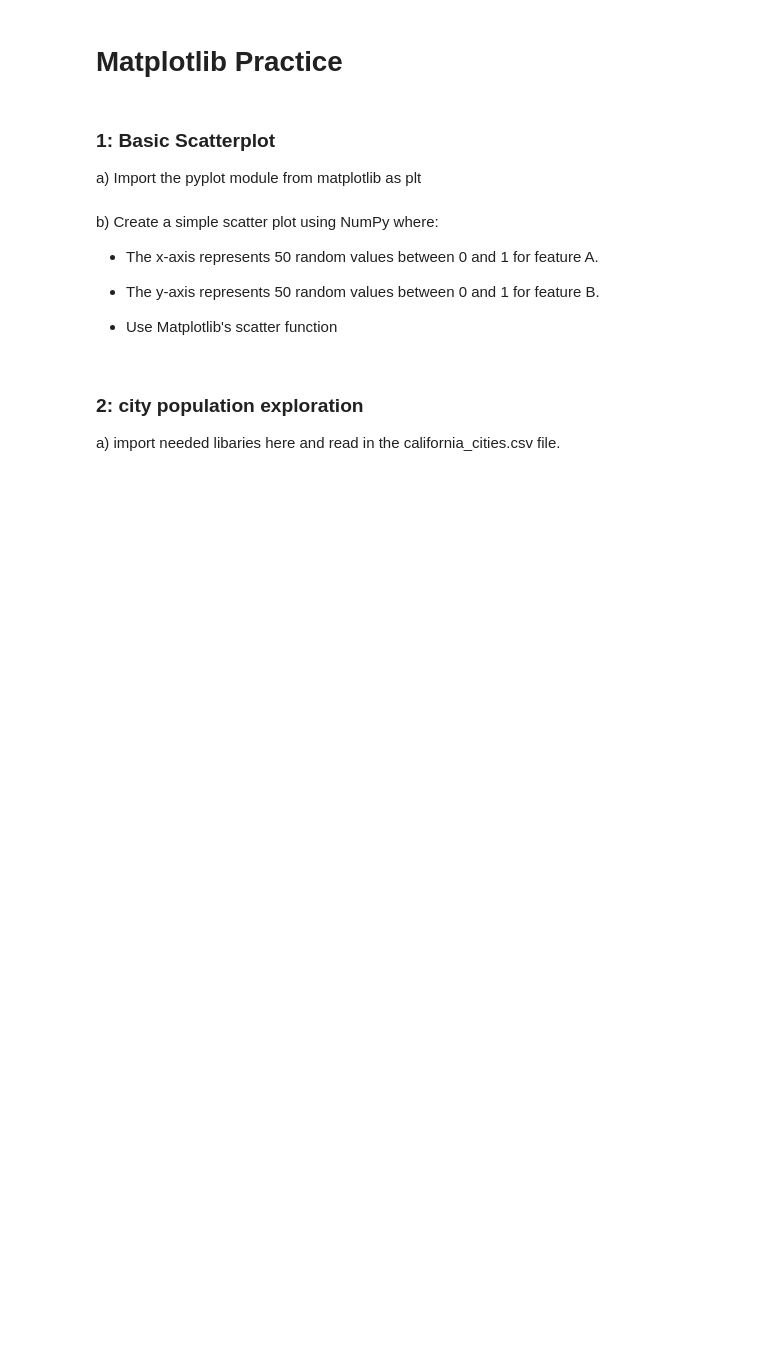
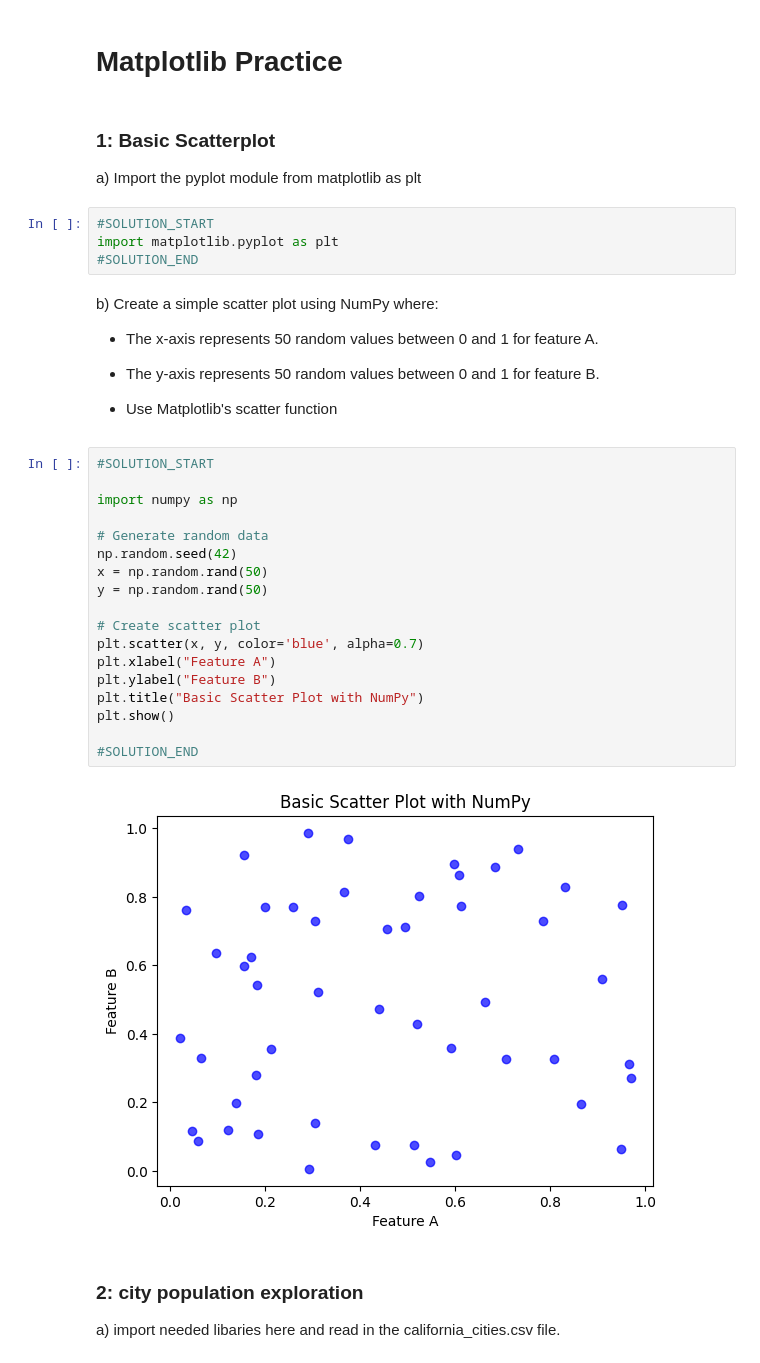
Before and after one commit to YuuneesIBH/KdG-DataScience2, a Jupyter notebook: Oefeningen/4- Matplotlib/04.02_EX.ipynb, the cells around one changed output. Saved outputs shown, nothing was run; the diff lists cells and outputs as text; blank space fills up the shorter version.

```diff
--- a/Oefeningen/4- Matplotlib/04.02_EX.ipynb
+++ b/Oefeningen/4- Matplotlib/04.02_EX.ipynb
@@ -4,6 +4,10 @@
 ### 1: Basic Scatterplot
 
 a) Import the pyplot module from matplotlib as plt
+# %%
+#SOLUTION_START
+import matplotlib.pyplot as plt
+#SOLUTION_END
 # %% [markdown]
 
 b) Create a simple scatter plot using NumPy where:
@@ -13,6 +17,26 @@ b) Create a simple scatter plot using NumPy where:
 - The y-axis represents 50 random values between 0 and 1 for feature B.
 
 - Use Matplotlib's scatter function
+# %%
+#SOLUTION_START
+
+import numpy as np
+
+# Generate random data
+np.random.seed(42)
+x = np.random.rand(50)
+y = np.random.rand(50)
+
+# Create scatter plot
+plt.scatter(x, y, color='blue', alpha=0.7)
+plt.xlabel("Feature A")
+plt.ylabel("Feature B")
+plt.title("Basic Scatter Plot with NumPy")
+plt.show()
+
+#SOLUTION_END
+# %% [output]
+[figure, added]
 # %% [markdown]
 ### 2: city population exploration
 
```
Also changed, not shown: parts of 5 cells of this notebook, 2 other files.
